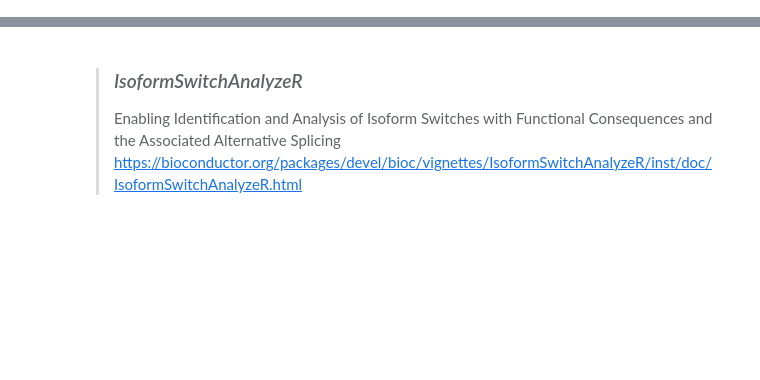
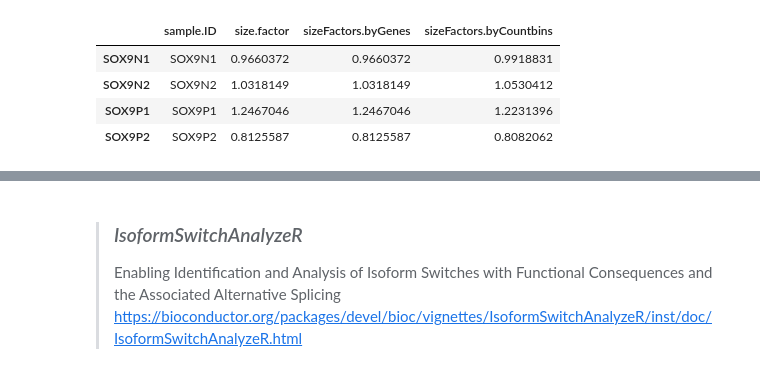
Before and after one commit to goodarzilab/Abe, a Jupyter notebook: People/Nilay@DFCIHarvard/notebook.ipynb, the cells around one changed output, grey strips where cells are left out. Cells and saved outputs as stored; diff of their text form; code cells hidden in the pictures; blank space fills up the shorter version.

Commit message:
JunctionSeq - `SOX9 dox vs no-dox`

```diff
--- a/People/Nilay@DFCIHarvard/notebook.ipynb
+++ b/People/Nilay@DFCIHarvard/notebook.ipynb
@@ -48,0 +206,6 @@ DONE@ Thu Nov 4 05:45:45 UTC 2021
+# %%
+samplesheet = read.table("samplesheet.txt",header=TRUE,stringsAsFactors=FALSE) %>% data.frame
+samplesheet = samplesheet[!samplesheet$FastQ=="M303P1",]
+# %%
+countFiles <- paste0("rawCts/",samplesheet$FastQ,"/QC.spliceJunctionAndExonCounts.forJunctionSeq.txt.gz")
+# names(countFiles) <- samplesheet$FastQ
@@ -48,0 +227,19 @@ DONE@ Thu Nov 4 05:45:45 UTC 2021
+# %%
+samples = samplesheet[grepl("SOX" , countFiles),]
+# names(samples) = samples
+
+files = countFiles[grepl("SOX" , countFiles)]%>% as.list
+# names(files) = samples
+# %%
+jscs <- runJunctionSeqAnalyses(
+
+    sample.files = files,
+    sample.names = samples$FastQ,
+    condition=relevel(factor(samples$DOX),ref='no-dox'),
+    # use.novel.junctions = FALSE,
+    # flat.gff.file = GFF,
+    gene.names = gene2name,
+    nCores = 15,
+    analysis.type = "junctionsAndExons"
+
+)
@@ -48,0 +282,8 @@ DONE@ Thu Nov 4 05:45:45 UTC 2021
+# %%
+writeSizeFactors(jscs)#, file = "sizeFactors.txt")
+# %% [output]
+|  | sample.ID | size.factor | sizeFactors.byGenes | sizeFactors.byCountbins |
+| SOX9N1 | SOX9N1 | 0.9660372 | 0.9660372 | 0.9918831 |
+| SOX9N2 | SOX9N2 | 1.0318149 | 1.0318149 | 1.0530412 |
+| SOX9P1 | SOX9P1 | 1.2467046 | 1.2467046 | 1.2231396 |
+| SOX9P2 | SOX9P2 | 0.8125587 | 0.8125587 | 0.8082062 |
```
Also changed, not shown: parts of 71 cells of this notebook, 4 other files.
